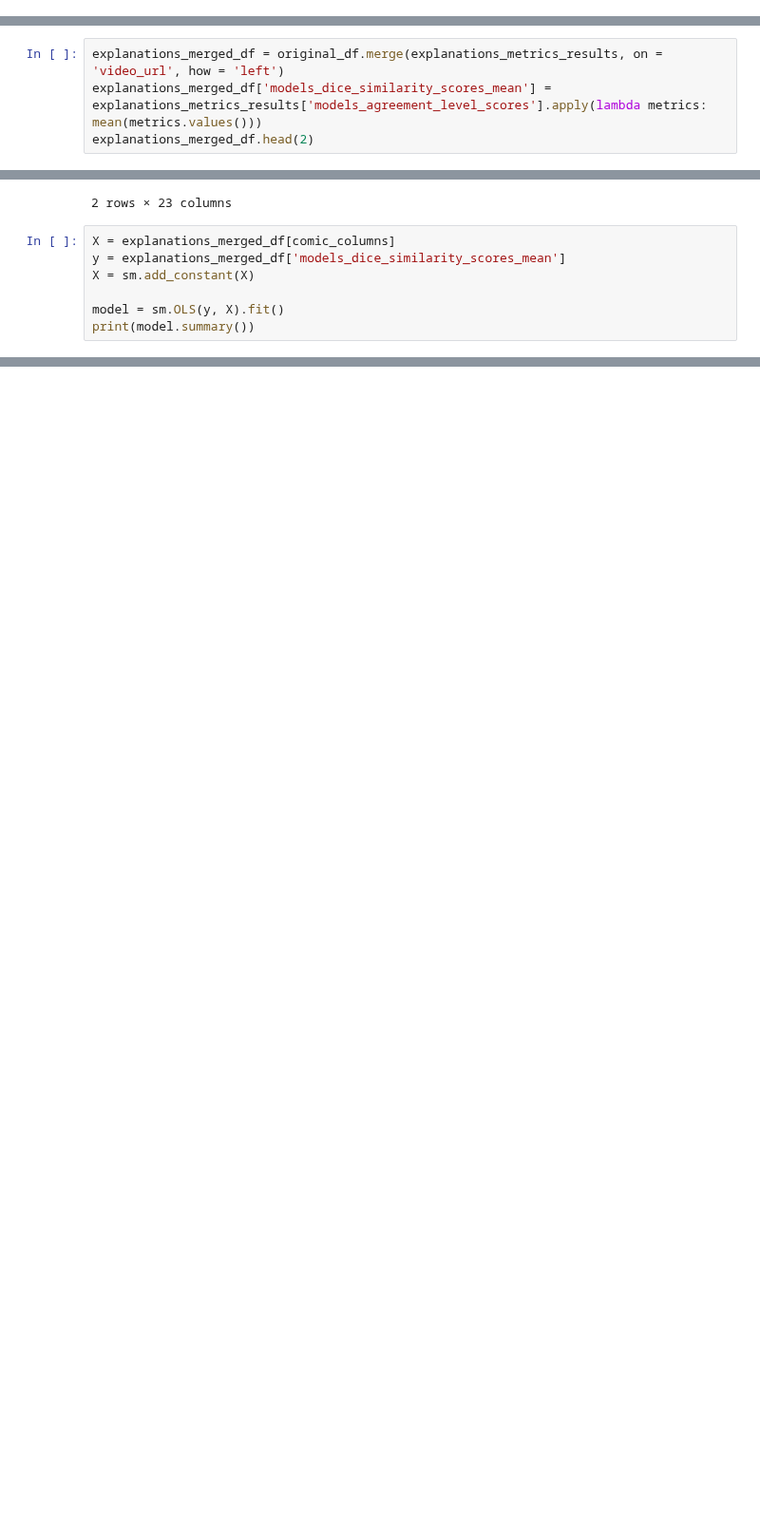
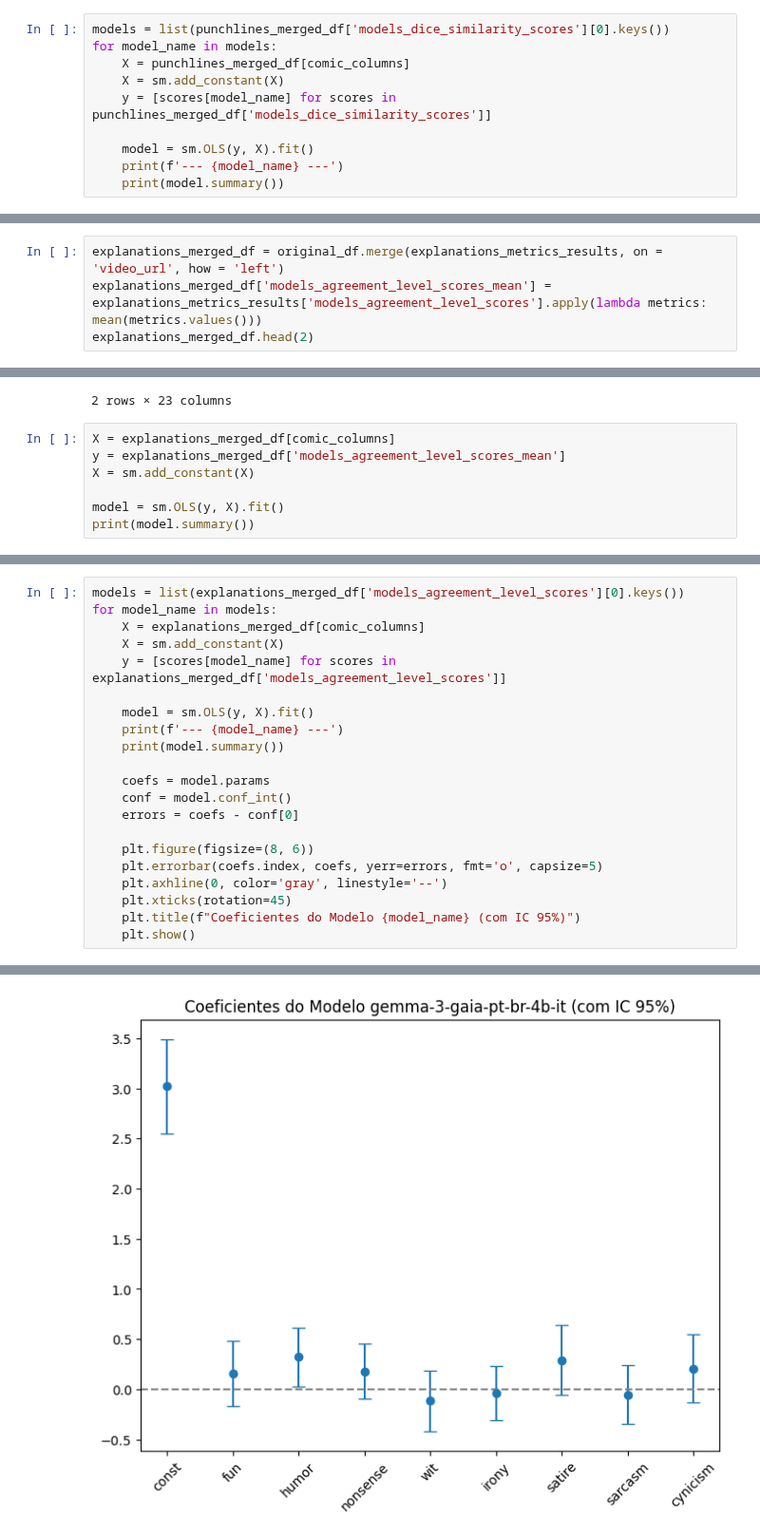
Before and after one commit to llm-pt-ibm/brazilian_northeast_humor_benchmark, a Jupyter notebook: results_exploration.ipynb, the cells around one changed output, grey strips where cells are left out. Shown at 95% size. Cells and saved outputs as stored; diff of their text form; blank space fills up the shorter version.

Commit message:
update with regression per model

```diff
--- a/results_exploration.ipynb
+++ b/results_exploration.ipynb
@@ -319,3 +320,13 @@ Covariance Type:                            nonrobust
 
 Notes:
 [1] Standard Errors assume that the covariance matrix of the errors is correctly specified.
+# %%
+models = list(punchlines_merged_df['models_dice_similarity_scores'][0].keys())
+for model_name in models:
+    X = punchlines_merged_df[comic_columns]
+    X = sm.add_constant(X)
+    y = [scores[model_name] for scores in punchlines_merged_df['models_dice_similarity_scores']]
+
+    model = sm.OLS(y, X).fit()
+    print(f'--- {model_name} ---')
+    print(model.summary())
@@ -403,7 +432,7 @@ explanations_metrics_results.head(2)
 | 1 | https://www.youtube.com/shorts/-i... | Geraldo: Ô rapidinho! Personagem ... | {'gemma-3-gaia-pt-br-4b-it': 5, '... |
 # %%
 explanations_merged_df = original_df.merge(explanations_metrics_results, on = 'video_url', how = 'left')
-explanations_merged_df['models_dice_similarity_scores_mean'] = explanations_metrics_results['models_agreement_level_scores'].apply(lambda metrics: mean(metrics.values()))
+explanations_merged_df['models_agreement_level_scores_mean'] = explanations_metrics_results['models_agreement_level_scores'].apply(lambda metrics: mean(metrics.values()))
 explanations_merged_df.head(2)
 # %% [output]
 |  | video_url | video_title | publish_date | brazilian_state | text_origin | corrected_transcription | ... |
@@ -412,7 +441,7 @@ explanations_merged_df.head(2)
 2 rows × 23 columns
 # %%
 X = explanations_merged_df[comic_columns]
-y = explanations_merged_df['models_dice_similarity_scores_mean']
+y = explanations_merged_df['models_agreement_level_scores_mean']
 X = sm.add_constant(X)
 
 model = sm.OLS(y, X).fit()
@@ -435,3 +464,25 @@ Covariance Type:                            nonrobust
 
 Notes:
 [1] Standard Errors assume that the covariance matrix of the errors is correctly specified.
+# %%
+models = list(explanations_merged_df['models_agreement_level_scores'][0].keys())
+for model_name in models:
+    X = explanations_merged_df[comic_columns]
+    X = sm.add_constant(X)
+    y = [scores[model_name] for scores in explanations_merged_df['models_agreement_level_scores']]
+
+    model = sm.OLS(y, X).fit()
+    print(f'--- {model_name} ---')
+    print(model.summary())
+
+    coefs = model.params
+    conf = model.conf_int()
+    errors = coefs - conf[0]
+
+    plt.figure(figsize=(8, 6))
+    plt.errorbar(coefs.index, coefs, yerr=errors, fmt='o', capsize=5)
+    plt.axhline(0, color='gray', linestyle='--')
+    plt.xticks(rotation=45)
+    plt.title(f"Coeficientes do Modelo {model_name} (com IC 95%)")
+    plt.show()
+# %% [output]
@@ -437,0 +506 @@ Notes:
+[figure, added]
```
Also changed, not shown: parts of 5 cells of this notebook.
